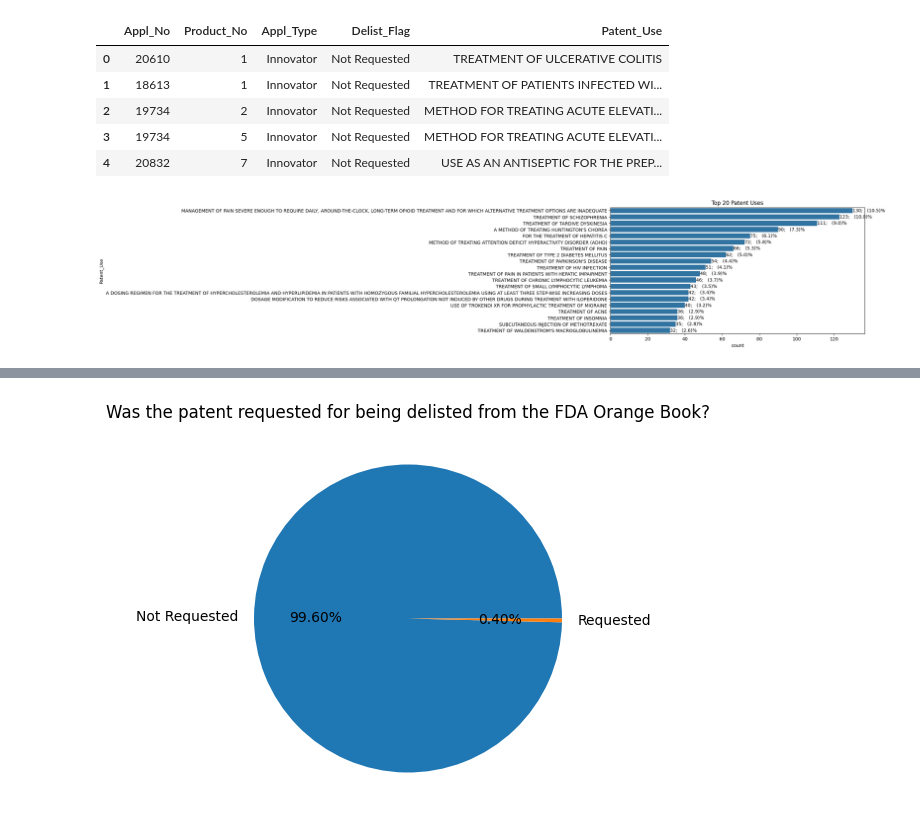
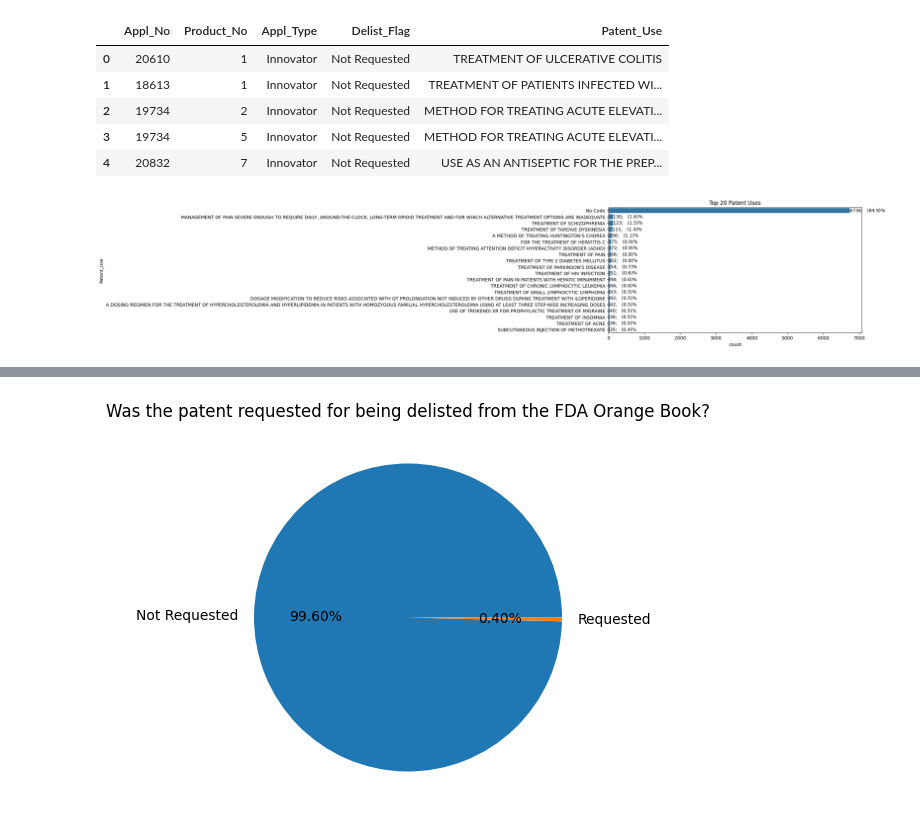
Before and after one commit to juanjomarcruz/FDA_Orange_Book_Project, a Jupyter notebook: 2_Jupyter_Notebooks/EDA_pat.ipynb, the cells around one changed output, grey strips where cells are left out. Saved outputs shown, nothing was run; the diff lists cells and outputs as text; code cells hidden in the pictures.

```diff
--- a/2_Jupyter_Notebooks/EDA_pat.ipynb
+++ b/2_Jupyter_Notebooks/EDA_pat.ipynb
@@ -80,20 +81,18 @@ df_pat_tr_cat.head()
 # %%
 #Univariate analysis of Patent_Use
 
-#let's filter the dataframe to only include the rows with Patent_Use_Code != "No Code".
-df_pat_tr_cat = df_pat_tr_cat[df_pat_tr_cat['Patent_Use']!= "No Code"]
-df_pat_tr_cat.head()
+#First of all, we will extract the top 20 Patent_Use_Code from the dataframe.
 order = df_pat_tr_cat['Patent_Use'].value_counts().nlargest(20).index
 
 #We will create a countplot to show the top 10 Patent_Use_Code.
 fig, ax = plt.subplots(figsize=(10, 5)) #we create a figure and an axis to plot the data.
 sns.countplot(data=df_pat_tr_cat, y='Patent_Use', ax=ax, order=order) #we use seaborn to plot the data.
 df = df_pat_tr_cat['Patent_Use'].value_counts().nlargest(20).reset_index(name='Count') #we create a dataframe with the top 10 Patent_Use_Code and their counts.
 df['Percentage'] = df['Count'] / df['Count'].sum() * 100 #we calculate the percentage of each category.
 
 for container in ax.containers:
   ax.bar_label(container, labels = (f"{c};   ({p:.1f})%" for c,p in zip(df['Count'], df['Percentage']))) #we add the labels to the bars.
 ax.set_title('Top 20 Patent Uses') #we set the title of the plot.
 plt.show()
 # %% [output]
-[figure, old version]
+[figure, new version]
```
Also changed, not shown: parts of 13 cells of this notebook, 5 other files.
